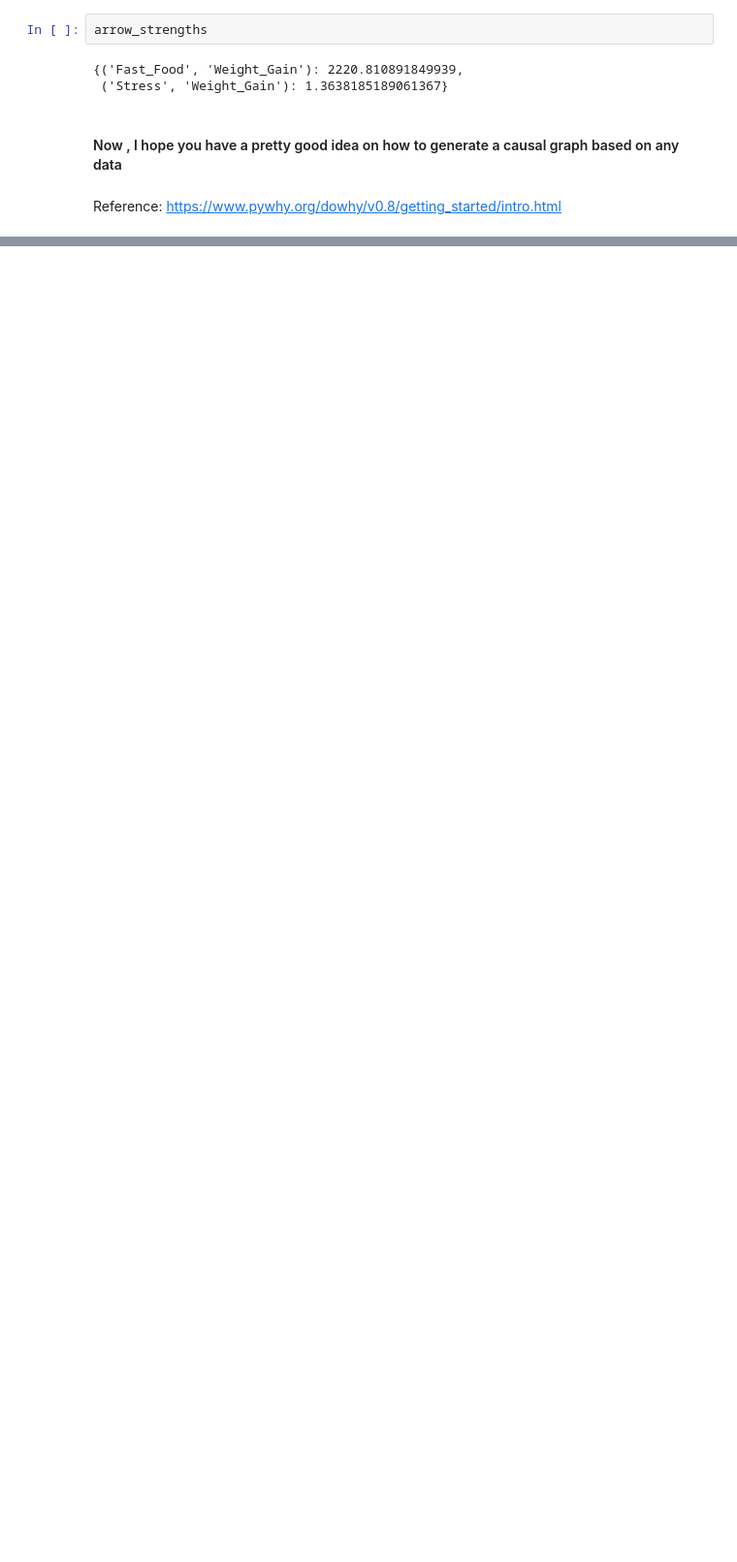
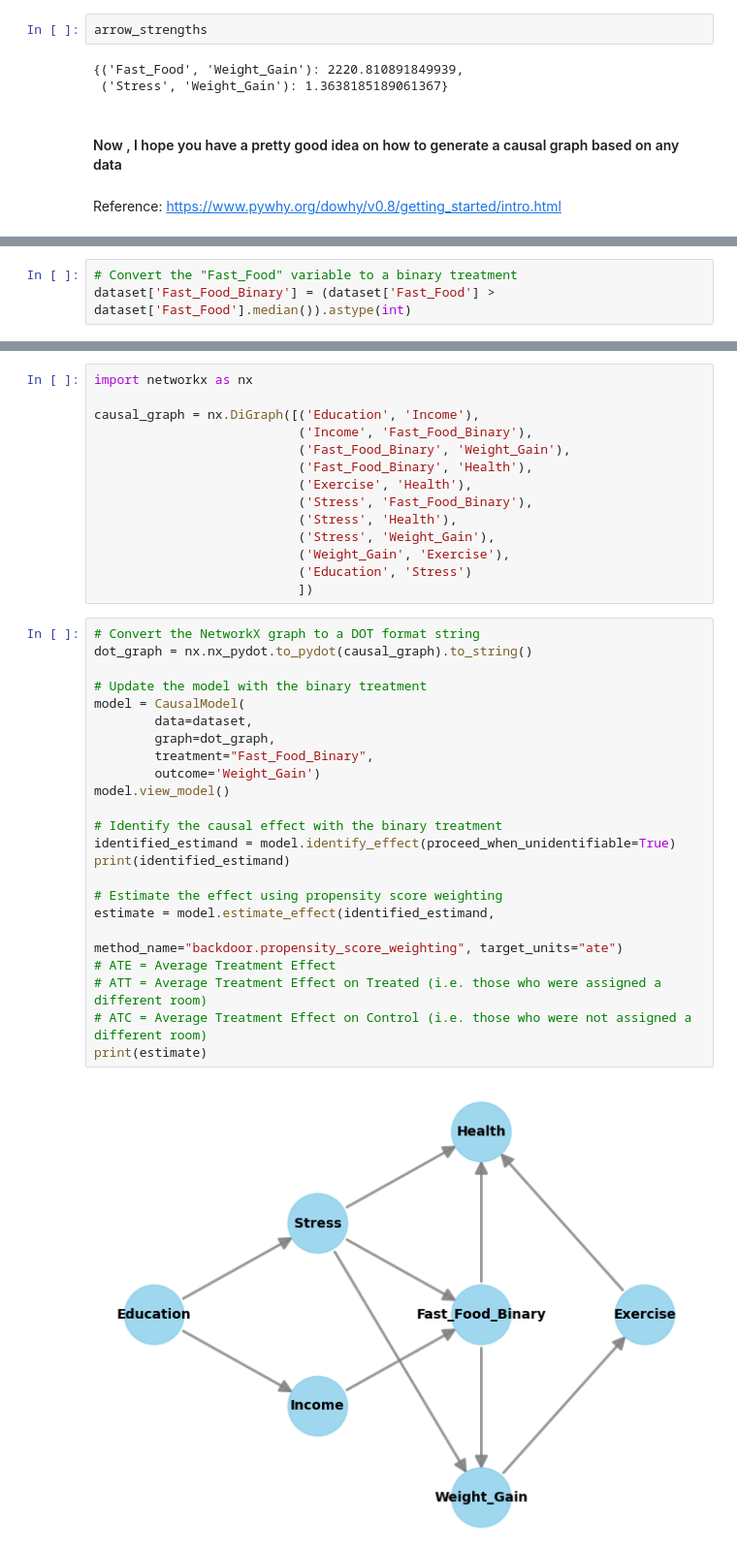
Before and after one commit to kumarjitpathakbangalore/causal_inference, a Jupyter notebook: causal_graph_discovery/causal_discovery.ipynb, the cells around one changed output, grey strips where cells are left out. Shown: that part at 97% size. Drawn from its saved outputs; the diff is of its cells as text; blank space fills up the shorter version.

```diff
--- a/causal_graph_discovery/causal_discovery.ipynb
+++ b/causal_graph_discovery/causal_discovery.ipynb
@@ -179,0 +223,3 @@ Reference: https://www.pywhy.org/dowhy/v0.8/getting_started/intro.html
+# %%
+# Convert the "Fast_Food" variable to a binary treatment
+dataset['Fast_Food_Binary'] = (dataset['Fast_Food'] > dataset['Fast_Food'].median()).astype(int)
@@ -179,0 +228,39 @@ Reference: https://www.pywhy.org/dowhy/v0.8/getting_started/intro.html
+# %%
+import networkx as nx
+
+causal_graph = nx.DiGraph([('Education', 'Income'),
+                           ('Income', 'Fast_Food_Binary'),
+                           ('Fast_Food_Binary', 'Weight_Gain'),
+                           ('Fast_Food_Binary', 'Health'),
+                           ('Exercise', 'Health'),
+                           ('Stress', 'Fast_Food_Binary'),
+                           ('Stress', 'Health'),
+                           ('Stress', 'Weight_Gain'),
+                           ('Weight_Gain', 'Exercise'),
+                           ('Education', 'Stress')
+                           ])
+# %%
+# Convert the NetworkX graph to a DOT format string
+dot_graph = nx.nx_pydot.to_pydot(causal_graph).to_string()
+
+# Update the model with the binary treatment
+model = CausalModel(
+        data=dataset,
+        graph=dot_graph,
+        treatment="Fast_Food_Binary",
+        outcome='Weight_Gain')
+model.view_model()
+
+# Identify the causal effect with the binary treatment
+identified_estimand = model.identify_effect(proceed_when_unidentifiable=True)
+print(identified_estimand)
+
+# Estimate the effect using propensity score weighting
+estimate = model.estimate_effect(identified_estimand,
+                                 method_name="backdoor.propensity_score_weighting", target_units="ate")
+# ATE = Average Treatment Effect
+# ATT = Average Treatment Effect on Treated (i.e. those who were assigned a different room)
+# ATC = Average Treatment Effect on Control (i.e. those who were not assigned a different room)
+print(estimate)
+# %% [output]
+[figure, added]
```
Also changed, not shown: parts of 13 cells of this notebook, 1 other file.
